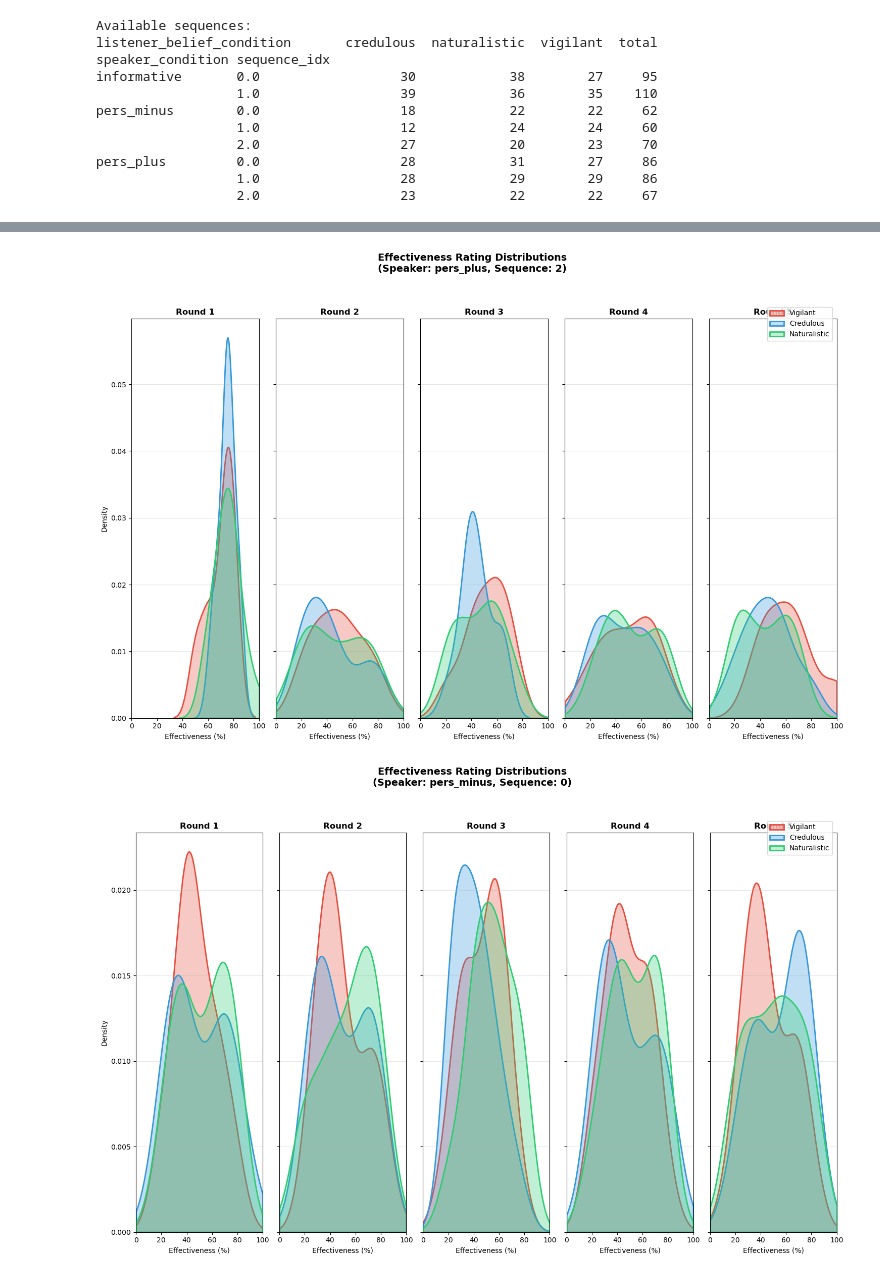
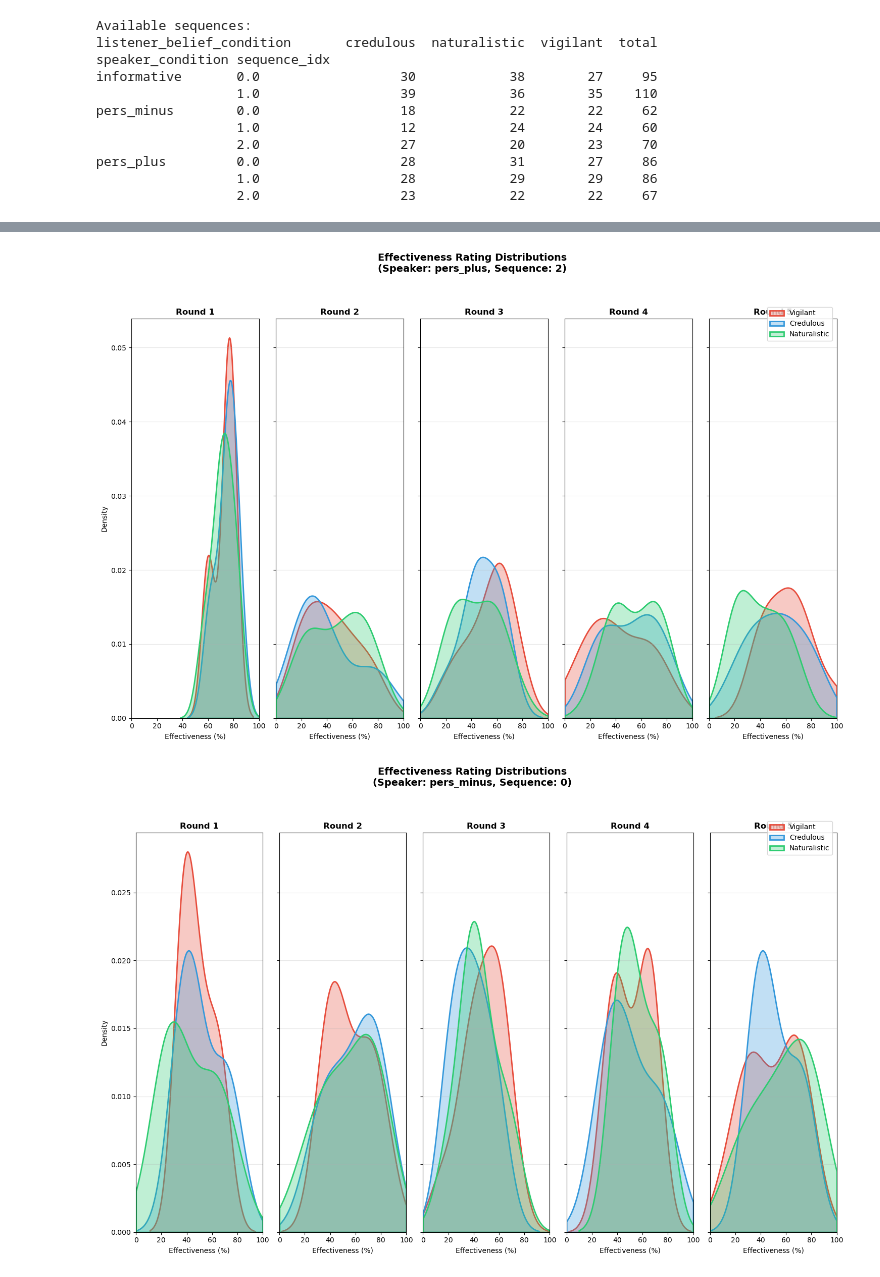
Before and after one commit to KeFangPsych/prag_net, a Jupyter notebook: data/prag_net_listener_n1/process_data_listener.ipynb, the cells around one changed output, grey strips where cells are left out. Drawn from its saved outputs; the diff is of its cells as text; code cells hidden in the pictures.

Commit message:
fitting listener data

```diff
--- a/data/prag_net_listener_n1/process_data_listener.ipynb
+++ b/data/prag_net_listener_n1/process_data_listener.ipynb
@@ -396,4 +396,14 @@ def main():
 
 if __name__ == '__main__':
     df = main()
+
+
+def add_participant_id(df):
+    """Add participant_id column (P001, P002, etc.) at the beginning."""
+    df = df.copy()
+    df.insert(0, 'participant_id', [f'P{i+1:03d}' for i in range(len(df))])
+    return df
+
+df = add_participant_id(df)
+df.to_csv('./raw_do_not_track/processed_listener_n1_full.csv', index=False)
 # %% [output]
@@ -853,5 +886,7 @@ pers_minus        0.0                  18            22        22     62
 pers_plus         0.0                  28            31        27     86
                   1.0                  28            29        29     86
                   2.0                  23            22        22     67
+# %%
+df_plot = df_anon[df_anon["comp_multi_correct"] & df_anon["comp3_correct"]].copy()
 # %%
 # Plot histograms for a specific sequence
@@ -880,14 +915,14 @@ plt.show()
 # %%
 # Plot histograms for a specific sequence
-plot_effectiveness_density(df, 'pers_plus', 2)
+plot_effectiveness_density(df_plot, 'pers_plus', 2)
 plt.show()
 # %% [output]
-[figure, old version]
+[figure, new version]
 # %%
 # Plot histograms for a specific sequence
-plot_effectiveness_density(df, 'pers_minus', 0)
+plot_effectiveness_density(df_plot, 'pers_minus', 0)
 plt.show()
 # %% [output]
-[figure, old version]
+[figure, new version]
 # %%
 # Plot histograms for a specific sequence
```
Also changed, not shown: parts of 19 cells of this notebook, 3 other files.
